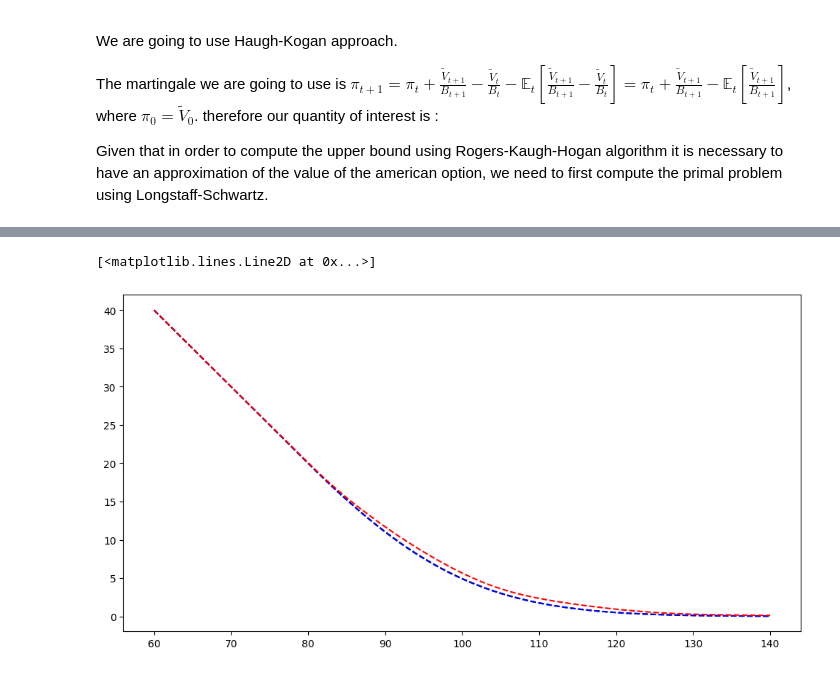
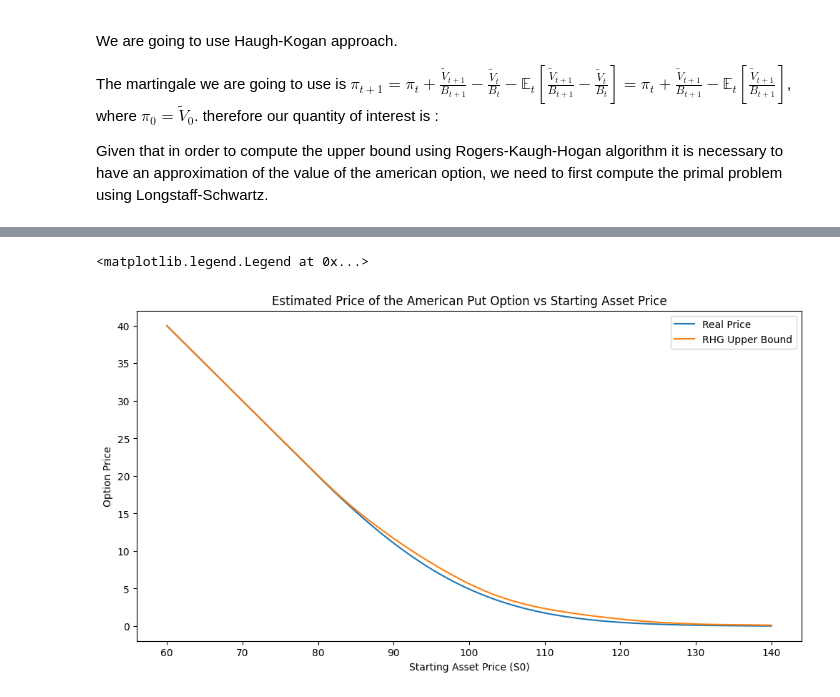
Before and after one commit to FranPon/american-option-pricing, a Jupyter notebook: upper_bound_rogers.ipynb, the cells around one changed output, grey strips where cells are left out. Cells and saved outputs as stored; diff of their text form; code cells hidden in the pictures.

```diff
--- a/upper_bound_rogers.ipynb
+++ b/upper_bound_rogers.ipynb
@@ -180,9 +182,13 @@ np.savez('rogers_results.npz', S0=np.arange(60,141), price=upper_bound_rhg, erro
 # %%
 # Plotting the results
 plt.figure(figsize=(12, 6))
-plt.plot(np.arange(60,141), real_prices, label='Real Price', color='black', linestyle='--')
-plt.plot(np.arange(60,141), lower_bound, label='LS Lower Bound', color='blue', linestyle='--')
-plt.plot(np.arange(60,141), upper_bound_rhg, label='RHG Upper Bound', color='red', linestyle='--')
+plt.plot(np.arange(60,141), real_prices, label='Real Price')
+#plt.plot(np.arange(60,141), lower_bound, label='LS Lower Bound', color='blue', linestyle='--')
+plt.plot(np.arange(60,141), upper_bound_rhg, label='RHG Upper Bound')
+plt.title('Estimated Price of the American Put Option vs Starting Asset Price')
+plt.xlabel('Starting Asset Price (S0)')
+plt.ylabel('Option Price')
+plt.legend()
 # %% [output]
-[<matplotlib.lines.Line2D at 0x...>]
+<matplotlib.legend.Legend at 0x...>
-[figure, old version]
+[figure, new version]
```
Also changed, not shown: parts of 5 cells of this notebook, 9 other files.
